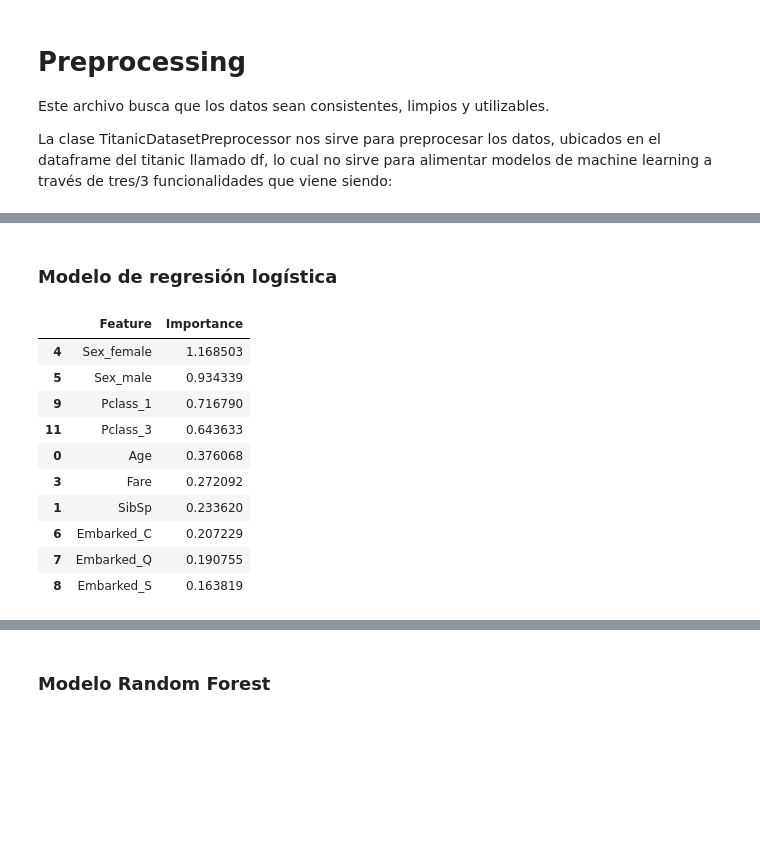
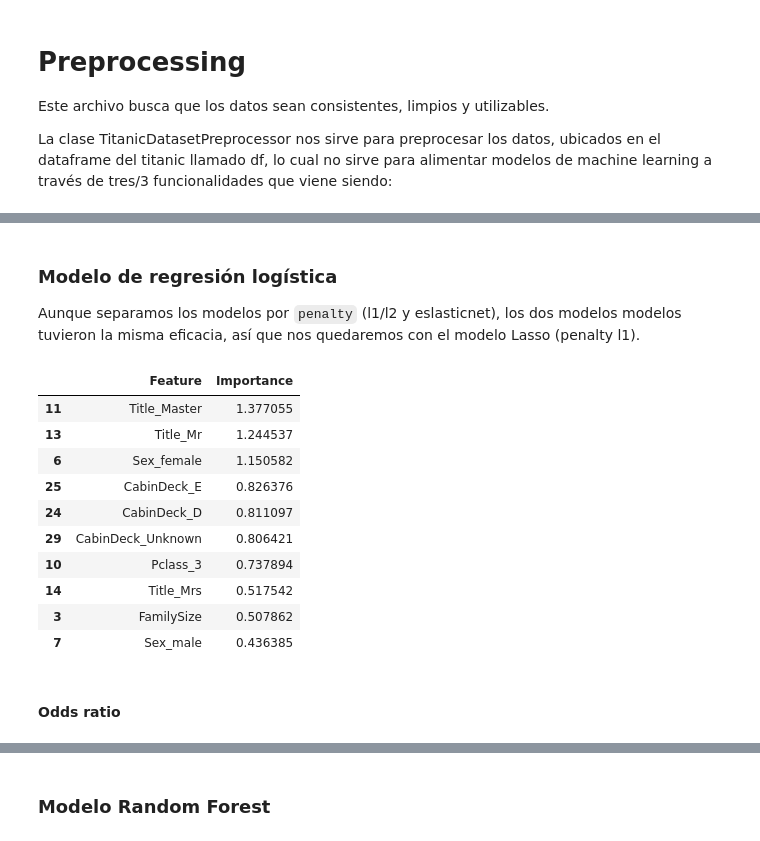
Before and after one commit to Pansocrates03/titanic-ml-project, a Jupyter notebook: notebooks/_01_preprocessing.ipynb, the cells around one changed output, grey strips where cells are left out. Cells and saved outputs as stored; diff of their text form; code cells hidden in the pictures; blank space fills up the shorter version.

```diff
--- a/notebooks/_01_preprocessing.ipynb
+++ b/notebooks/_01_preprocessing.ipynb
@@ -45,8 +48,13 @@ class TitanicDatasetPreprocessor:
         self.output_feature_names_ = None
 
         # Columnas categóricas y numéricas a procesar
-        self.categorical_cols = ['Sex', 'Embarked', 'Pclass']  # ajusta según tus features
-        self.numerical_cols = ['Age', 'SibSp', 'Parch', 'Fare']  # ajusta según tus features
+        self.categorical_cols = [
+            'Sex', 'Pclass',
+            'Title', 'AgeGroup', 'CabinDeck'
+        ]
+        self.numerical_cols = [
+            'Age', 'SibSp', 'Parch', 'FamilySize', 'IsAlone', 'FarePerPerson',
+        ]
 
     def fit(self, X, y=None):
         """
@@ -110,9 +118,7 @@ class TitanicDatasetPreprocessor:
         """
         return self.fit(X, y).transform(X)
 # %%
-#%pip install import-ipynb
-
-%run _02_feature_engineering.ipynb
+%run ./_02_feature_engineering.ipynb
 
 
 # Aplicas todas las funciones al DataFrame original
@@ -132,11 +138,11 @@ df_fe.head()
 
 # Creamos una instancia de TitanicDatasetPreprocessor y realizamos un fit para los datos
 preprocessor = TitanicDatasetPreprocessor()
-preprocessor.fit(df)
+preprocessor.fit(df_fe)
 
 # Ahora, usamos TitanicDatasetPreprocessor ya con los parametros de transformación para utilizar
 # el metodo de transformación para ver el output del pipeline
-df_transformed_correct = preprocessor.transform(df.copy())
+df_transformed_correct = preprocessor.transform(df_fe.copy())
 
 # Finalmente, desplegamos el shape de los datos transformados y  los primeros cinco renglones
 print("Shape de los datos transformados:", df_transformed_correct.shape)
@@ -425,0 +328,26 @@ ROC-AUC: 0.819235836627141
+# %%
+from sklearn.model_selection import RandomizedSearchCV, GridSearchCV
+
+best_models = {}
+cv_results = {}
+
+# 5-fold, como dicen las instrucciones
+cv = StratifiedKFold(n_splits=5, shuffle=True, random_state=42)
+# optimización
+for item in models_and_params:
+    print(f"--- Tuning {item['name']} ---")
+    grid_search = GridSearchCV(
+        item['model'],
+        item['params'],
+        cv=cv,
+        scoring='roc_auc',
+        n_jobs=-1,
+        refit=True,
+        return_train_score=True,
+    )
+    grid_search.fit(X_train, y_train)
+    best_models[item['name']] = grid_search.best_estimator_
+    cv_results[item['name']] = grid_search.cv_results_
+    print(f"Best params: {grid_search.best_params_}")
+    print(f"Best ROC-AUC: {grid_search.best_score_}")
+    print("-" * 30)
@@ -433,21 +432,22 @@ print(feature_names)
-# %% [markdown]
-### Modelo de regresión logística
+# %% [markdown]
+### Modelo de regresión logística
+Aunque separamos los modelos por `penalty` (l1/l2 y eslasticnet), los dos modelos modelos tuvieron la misma eficacia, así que nos quedaremos con el modelo Lasso (penalty l1).
 # %%
-best_log_reg_model = best_models['Logistic Regression']
+best_log_reg_model = best_models['Logistic Regression (l1/l2)']
 
 log_reg_importance = np.abs(best_log_reg_model.coef_[0])
 importance_df_lr = pd.DataFrame({'Feature': feature_names, 'Importance': log_reg_importance})
 importance_df_lr = importance_df_lr.sort_values('Importance', ascending=False)
 display(importance_df_lr.head(10))
 # %% [output]
 |  | Feature | Importance |
-| 4 | Sex_female | 1.168503 |
-| 5 | Sex_male | 0.934339 |
-| 9 | Pclass_1 | 0.716790 |
-| 11 | Pclass_3 | 0.643633 |
-| 0 | Age | 0.376068 |
-| 3 | Fare | 0.272092 |
-| 1 | SibSp | 0.233620 |
-| 6 | Embarked_C | 0.207229 |
-| 7 | Embarked_Q | 0.190755 |
-| 8 | Embarked_S | 0.163819 |
+| 11 | Title_Master | 1.377055 |
+| 13 | Title_Mr | 1.244537 |
+| 6 | Sex_female | 1.150582 |
+| 25 | CabinDeck_E | 0.826376 |
+| 24 | CabinDeck_D | 0.811097 |
+| 29 | CabinDeck_Unknown | 0.806421 |
+| 10 | Pclass_3 | 0.737894 |
+| 14 | Title_Mrs | 0.517542 |
+| 3 | FamilySize | 0.507862 |
+| 7 | Sex_male | 0.436385 |
@@ -453,0 +462,2 @@ display(importance_df_lr.head(10))
+# %% [markdown]
+#### Odds ratio
```
Also changed, not shown: parts of 53 cells of this notebook, 5 other files.
